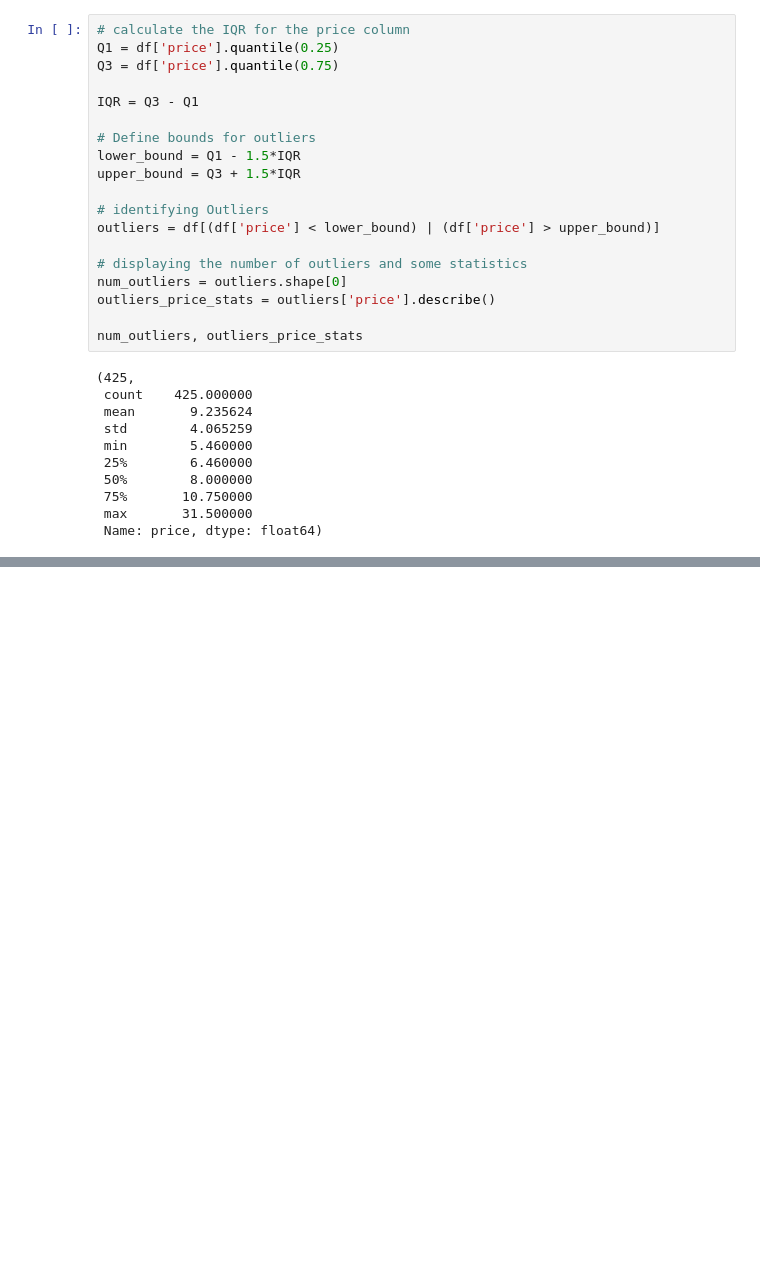
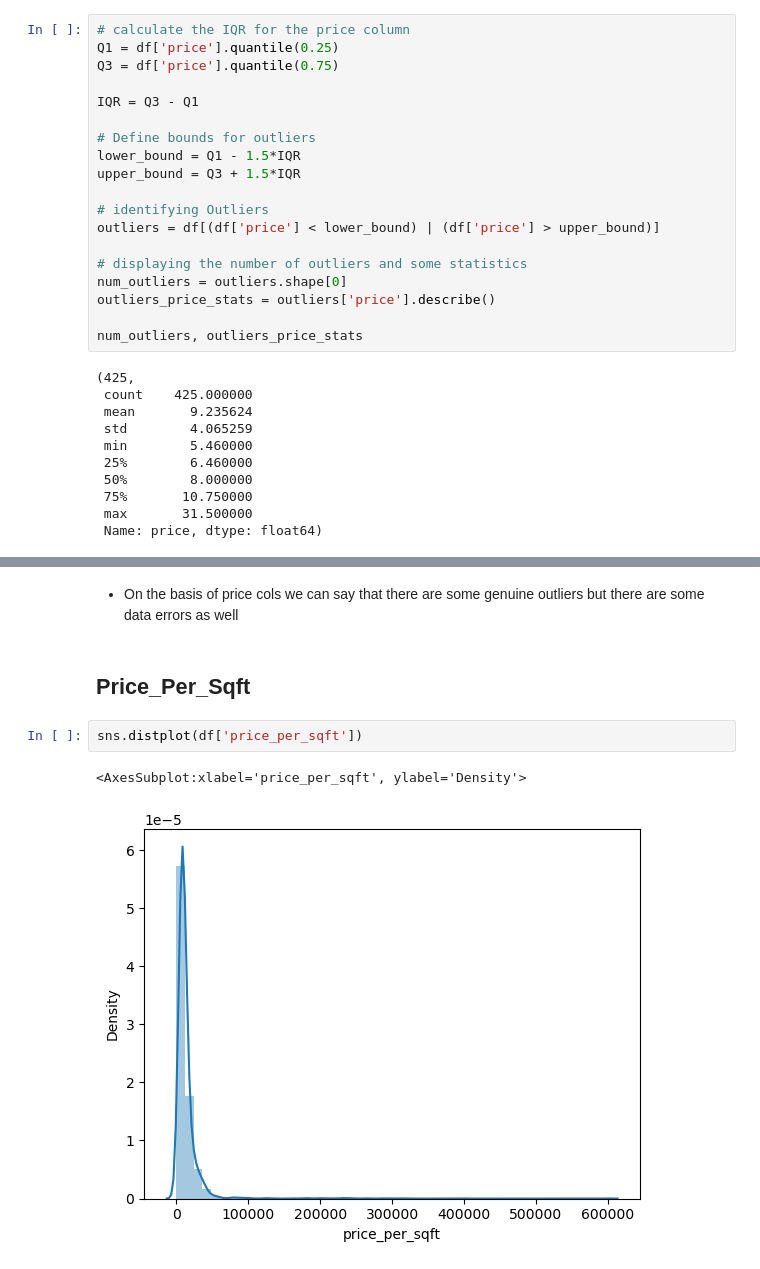
Before and after one commit to Dishantkharkar/HomeFindr_project, a Jupyter notebook: Gurugram/Outliers Treatment/Outliers_Treatment.ipynb, the cells around one changed output, grey strips where cells are left out. Cells and saved outputs as stored; diff of their text form; blank space fills up the shorter version.

Commit message:
Outliers Treatment

```diff
--- a/Gurugram/Outliers Treatment/Outliers_Treatment.ipynb
+++ b/Gurugram/Outliers Treatment/Outliers_Treatment.ipynb
@@ -119,3 +119,12 @@ outliers.sort_values('price',ascending=False).head(20)
 | 1232 | house | vipul tatvam villa | sector 48 | 18.50 | 26428.0 | 7000.0 | Plot area 7000(650.32 sq.m.) | 4 | 4 | ... |
 | 2982 | house | independent | sector 26 | 18.40 | 1859.0 | 98978.0 | Plot area 502(419.74 sq.m.)Carpet... | 6 | 8 | ... |
 | 2100 | house | independent | sector 26 | 18.25 | 18250.0 | 10000.0 | Plot area 550(51.1 sq.m.)Carpet a... | 7 | 9 | ... |
+# %% [markdown]
+* On the basis of price cols we can say that there are some genuine outliers but there are some data errors as well
+# %% [markdown]
+## Price_Per_Sqft
+# %%
+sns.distplot(df['price_per_sqft'])
+# %% [output]
+<AxesSubplot:xlabel='price_per_sqft', ylabel='Density'>
+[figure, added]
```
Also changed, not shown: parts of 28 cells of this notebook.
